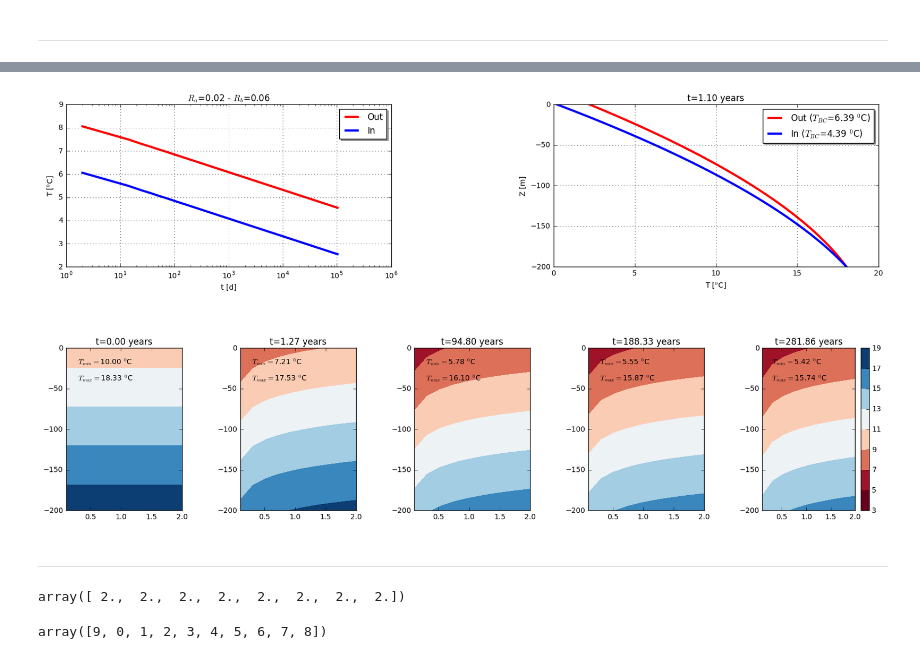
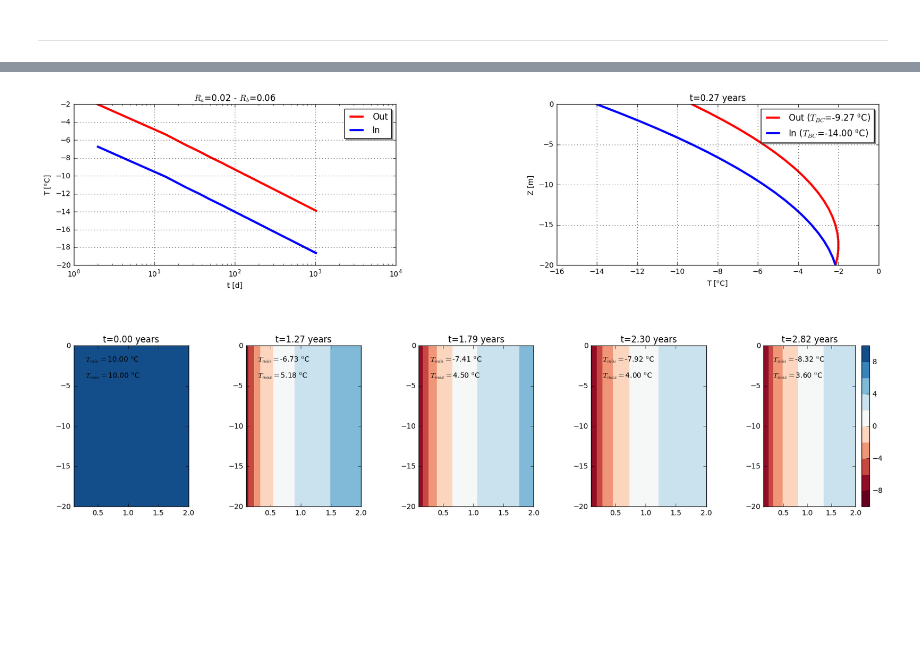
Before and after one commit to drjod/jupyter, a Jupyter notebook: BHEsim.ipynb, the cells around one changed output, grey strips where cells are left out. Cells and saved outputs as stored; diff of their text form; code cells hidden in the pictures; blank space fills up the shorter version.

```diff
--- a/BHEsim.ipynb
+++ b/BHEsim.ipynb
@@ -368,7 +368,7 @@ def plot(_geometry, _material, _fluid, _fluxes, _state, _resistances, _time,
     ax2.plot(temperatures, -Z, color='blue', linewidth=3,
              label=r'In ($T_{BC}$=' + '{0:.2f}'.format(T_in) + r' $^0$C)')
 
-    ax2.set_title('t={0:.2f}'.format(_time/(86400*365)) + ' years')
+    ax2.set_title('t={0:.2f} years'.format(_time/(86400*365)))
     ax2.set_xlabel(r'T [$^0$C]')
     ax2.set_ylabel('Z [m]')
     legend = ax2.legend(loc='upper right', shadow=True)
@@ -399,12 +399,11 @@ def plot(_geometry, _material, _fluid, _fluxes, _state, _resistances, _time,
     times.append(t_min + (t_s - t_min) * 2 / 3)
     times.append(t_s)
 
-    T = list()
+    T = list() # results list for 5 time steps
 
     # calculating
-    for i in range(0, timeSteps):
-        time = times[i]
-        if( time < t_min ):
+    for time in times:
+        if time < 1:
             T.append(calc_temperature_ground_initialState(_state.temperature_average_origin, _state.temperature_gradient_origin,
                                                           _geometry.pipeLength, _material.conductivityGround,
                                                            _material.diffusivity, _fluxes.extractionRate,
@@ -419,7 +418,7 @@ def plot(_geometry, _material, _fluid, _fluxes, _state, _resistances, _time,
     totalMax = np.max(T)
 
     # plotting
-    for i in range(0, timeSteps):
+    for i in range(timeSteps):
         norm = cm.colors.Normalize(vmax=totalMax, vmin=totalMin)
         ax3 = plt.subplot(2,timeSteps,timeSteps+1+i)
         cmap = plt.get_cmap('RdBu')
@@ -543,19 +547,18 @@ Initial state:
 # %%
 def plot_parameterized(_pipeLength, _extractionRate, _time):
     # global variables
     geometry.pipeLength = _pipeLength
     fluxes.extractionRate = _extractionRate
-    plot(geometry, material, fluid, fluxes, state, resistances, _time*86400, flag_calculateResistances=True)
+    plot(geometry, material, fluid, fluxes, state, resistances, _time*86400,
+         flag_calculateResistances=False) #, flag_print=True)
 
 widget_return = widgets.interact(plot_parameterized,
-                                _time=widgets.FloatSlider(value=400., min=100., max=100000.,
-                                         step=100., readout_format='.0f'),
-                                 _pipeLength=widgets.FloatSlider(value=200., min=10., max=300.,
+                                 _pipeLength=widgets.FloatSlider(value=20., min=10., max=300.,
                                          step=10., readout_format='.0f'),
-                                 _extractionRate=widgets.FloatSlider(value=10, min=0., max=100.,
+                                 _extractionRate=widgets.FloatSlider(value=50, min=10., max=100.,
                                          step=1., readout_format='.0f'),
+                                 _time=widgets.FloatSlider(value=100., min=10., max=1000.,
+                                         step=100., readout_format='.0f')
                                 )
 # %% [output]
-[figure, old version]
+[figure, new version]
-# %% [markdown]
------
@@ -735,16 +564,0 @@ problem = Problem(10)
-# %%
-
-a = np.ones(10)
-a2 = 2*np.ones(9)
-b= np.zeros(10)
-
-b[:-1] = a[:-1]*a2
-b[0]=3
-b[1:-1]
-# %% [output]
-array([ 2.,  2.,  2.,  2.,  2.,  2.,  2.,  2.])
-# %%
-x = np.arange(10)
-np.roll(x, 1)
-# %% [output]
-array([9, 0, 1, 2, 3, 4, 5, 6, 7, 8])
```
Also changed, not shown: parts of 6 cells of this notebook.
